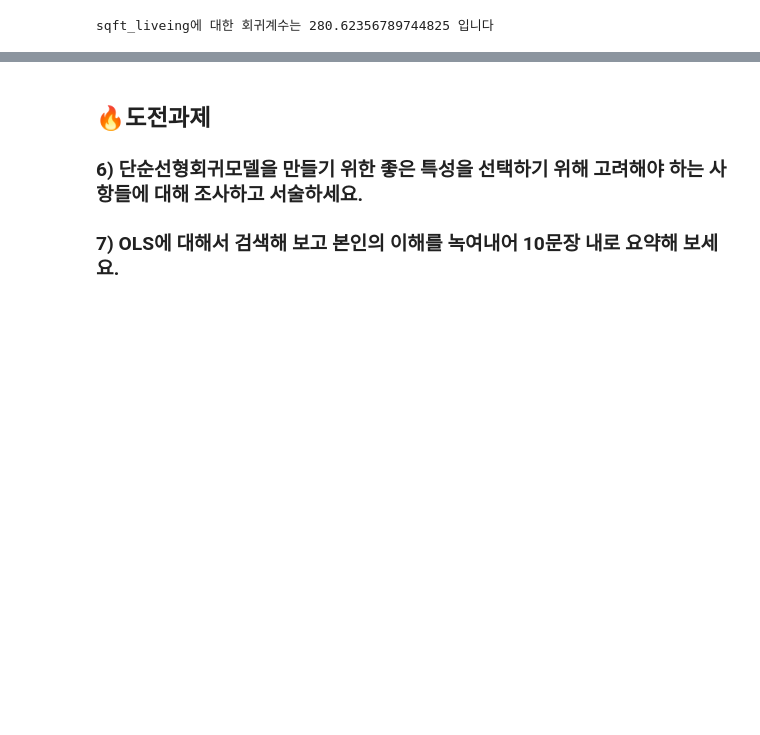
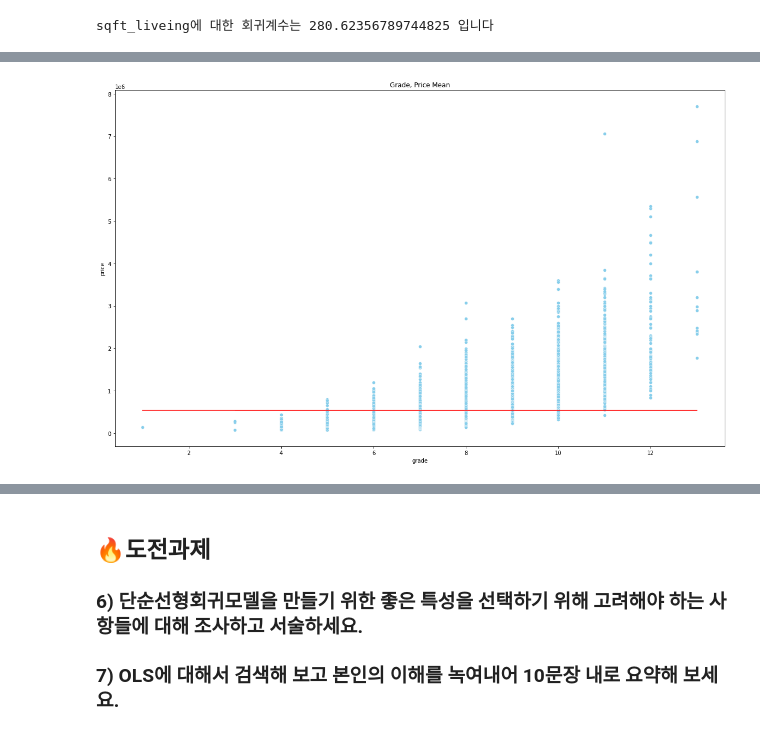
Before and after one commit to KyungRyeolBaek/study, a Jupyter notebook: n211-simple-regression/n211a-simple-regression.ipynb, the cells around one changed output, grey strips where cells are left out. Saved outputs shown, nothing was run; the diff lists cells and outputs as text; code cells hidden in the pictures; blank space fills up the shorter version.

```diff
--- a/n211-simple-regression/n211a-simple-regression.ipynb
+++ b/n211-simple-regression/n211a-simple-regression.ipynb
@@ -198,0 +217,12 @@ sqft_liveing에 대한 회귀계수는 280.62356789744825 입니다
+# %%
+target = df['price']
+feature = df['grade']
+
+predict = target.mean()
+
+plt.figure(figsize= (20, 12))
+plt.title('Grade, Price Mean')
+sns.lineplot(x=feature, y=predict, color='red')
+sns.scatterplot(x=feature, y=target, color='skyblue');
+# %% [output]
+[figure, added]
```
Also changed, not shown: parts of 9 cells of this notebook.
